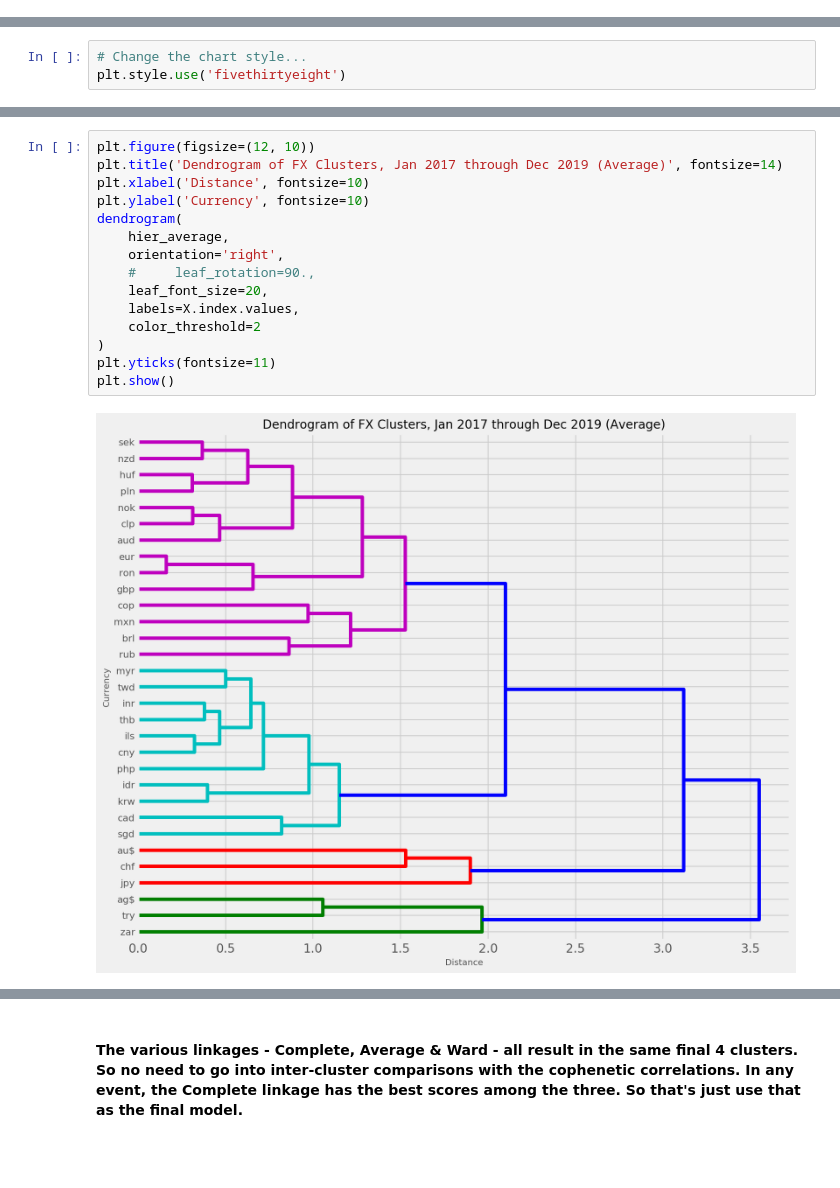
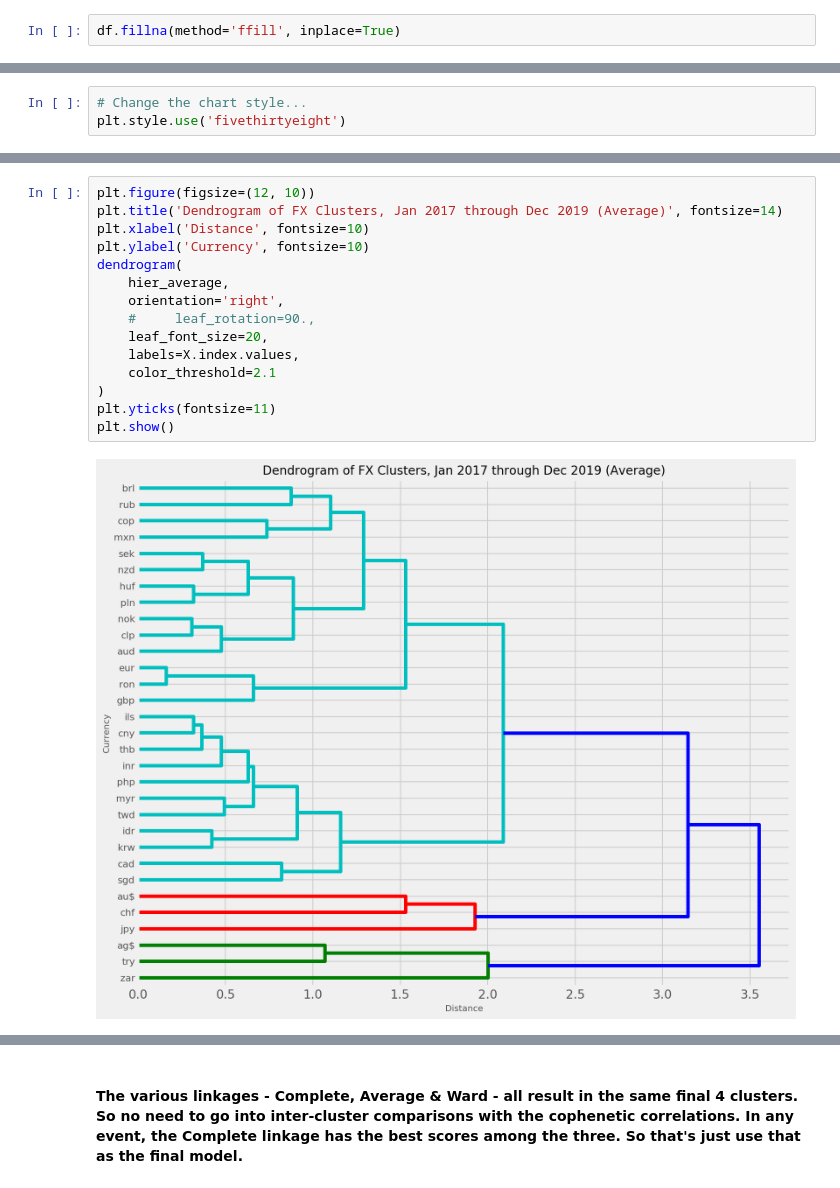
Before and after one commit to at-tan/Hierarchical_Clustering_of_Currencies, a Jupyter notebook: fx_clustering.ipynb, the cells around one changed output, grey strips where cells are left out. Cells and saved outputs as stored; diff of their text form; blank space fills up the shorter version.

```diff
--- a/fx_clustering.ipynb
+++ b/fx_clustering.ipynb
@@ -52,6 +52,8 @@ df.index = df.index.to_timestamp()
 df.columns = ['usd', 'msci', 'oil', 'cny', 'twd', 'krw', 'sgd', 'myr', 'idr', 'thb', 'php', 'inr', 'rub',
                 'pln', 'huf', 'ron', 'try', 'brl', 'mxn', 'clp', 'cop', 'zar', 'ils', 'eur', 'gbp',
                 'jpy', 'aud', 'nzd', 'cad', 'chf', 'nok', 'sek', 'gold', 'silver']
+# %%
+df.fillna(method='ffill', inplace=True)
 # %%
 df.head(5)
 # %% [output]
@@ -509,20 +445,20 @@ plt.show()
 # %%
 plt.figure(figsize=(12, 10))
 plt.title('Dendrogram of FX Clusters, Jan 2017 through Dec 2019 (Average)', fontsize=14)
 plt.xlabel('Distance', fontsize=10)
 plt.ylabel('Currency', fontsize=10)
 dendrogram(
     hier_average,
     orientation='right',
     #     leaf_rotation=90.,
     leaf_font_size=20,
     labels=X.index.values,
-    color_threshold=2
+    color_threshold=2.1
 )
 plt.yticks(fontsize=11)
 plt.show()
 # %% [output]
-[figure, old version]
+[figure, new version]
 # %%
 plt.figure(figsize=(12, 10))
 plt.title('Dendrogram of FX Clusters, Jan 2017 through Dec 2019 (Ward)', fontsize=14)
```
Also changed, not shown: parts of 40 cells of this notebook.
